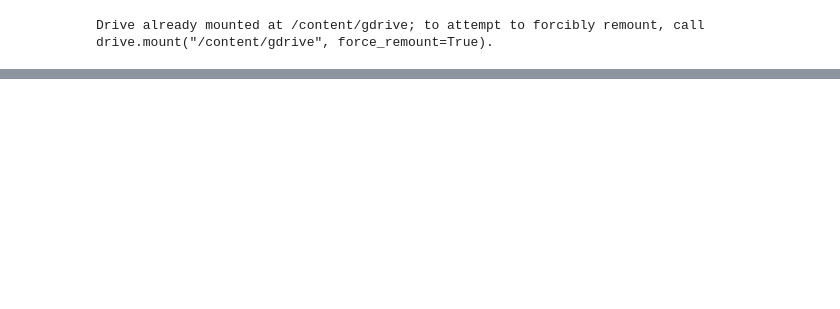
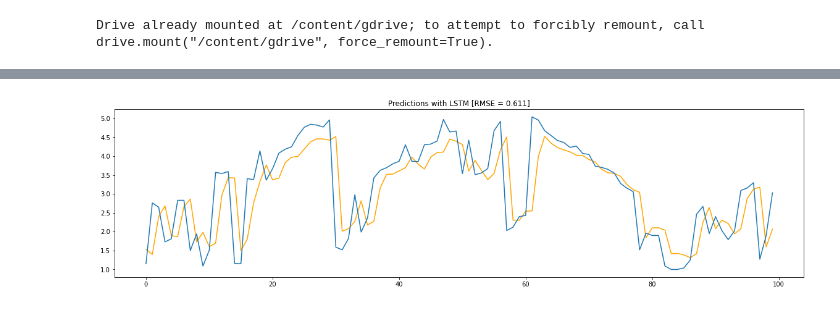
Before and after one commit to Malekkamoua/Quality-prediction-industry-4.0, a Jupyter notebook: 5_Forecasting | LSTM.ipynb, the cells around one changed output, grey strips where cells are left out. Saved outputs shown, nothing was run; the diff lists cells and outputs as text; code cells hidden in the pictures; blank space fills up the shorter version.

```diff
--- a/5_Forecasting | LSTM.ipynb
+++ b/5_Forecasting | LSTM.ipynb
@@ -60,7 +76,6 @@ model.compile(loss='mean_squared_error',optimizer='adam')
 # %%
-model.fit(X_train,y_train,
-          validation_data=(X_test,ytest),
-          epochs=3,
-          batch_size=25,
-          verbose=1)
+model.fit(X_train, y_train,
+          validation_data=(X_val, y_val),
+          epochs=50,
+          callbacks=[cp])
 # %% [output]
@@ -92,6 +99,0 @@ math.sqrt(mean_squared_error(ytest,test_predict))
-# %%
-from math import sqrt
-from sklearn.metrics import mean_squared_error
-
-rmse = sqrt(mean_squared_error(y_train, train_predict))
-print('Test RMSE: %.3f' % rmse)
@@ -121,0 +100,7 @@ plt.show()
+# %%
+from tensorflow.keras.models import load_model
+model = load_model('model1/')
+
+train_predictions = model.predict(X_train).flatten()
+train_results = pd.DataFrame(data={'Train Predictions':train_predictions, 'Actuals':y_train})
+train_results
@@ -121,0 +121,21 @@ plt.show()
+# %%
+from statsmodels.tsa.stattools import acf
+
+def forecast_accuracy(forecast, actual):
+    mape = np.mean(np.abs(forecast - actual)/np.abs(actual))
+    mae = np.mean(np.abs(forecast - actual))
+    rmse = np.mean((forecast - actual)**2)**.5
+
+    return mape, mae, rmse
+# %%
+import matplotlib.pyplot as plt
+
+mape, mae, rmse = forecast_accuracy(train_results['Train Predictions'], train_results['Actuals'])
+
+fig, ax = plt.subplots(figsize=(20,5))
+plt.plot(train_results['Train Predictions'][0:100], color='orange')
+plt.plot(train_results['Actuals'][0:100])
+plt.title("Predictions with LSTM [RMSE = %.3f]" % rmse)
+plt.show()
+# %% [output]
+[figure, added]
```
Also changed, not shown: parts of 18 cells of this notebook.
